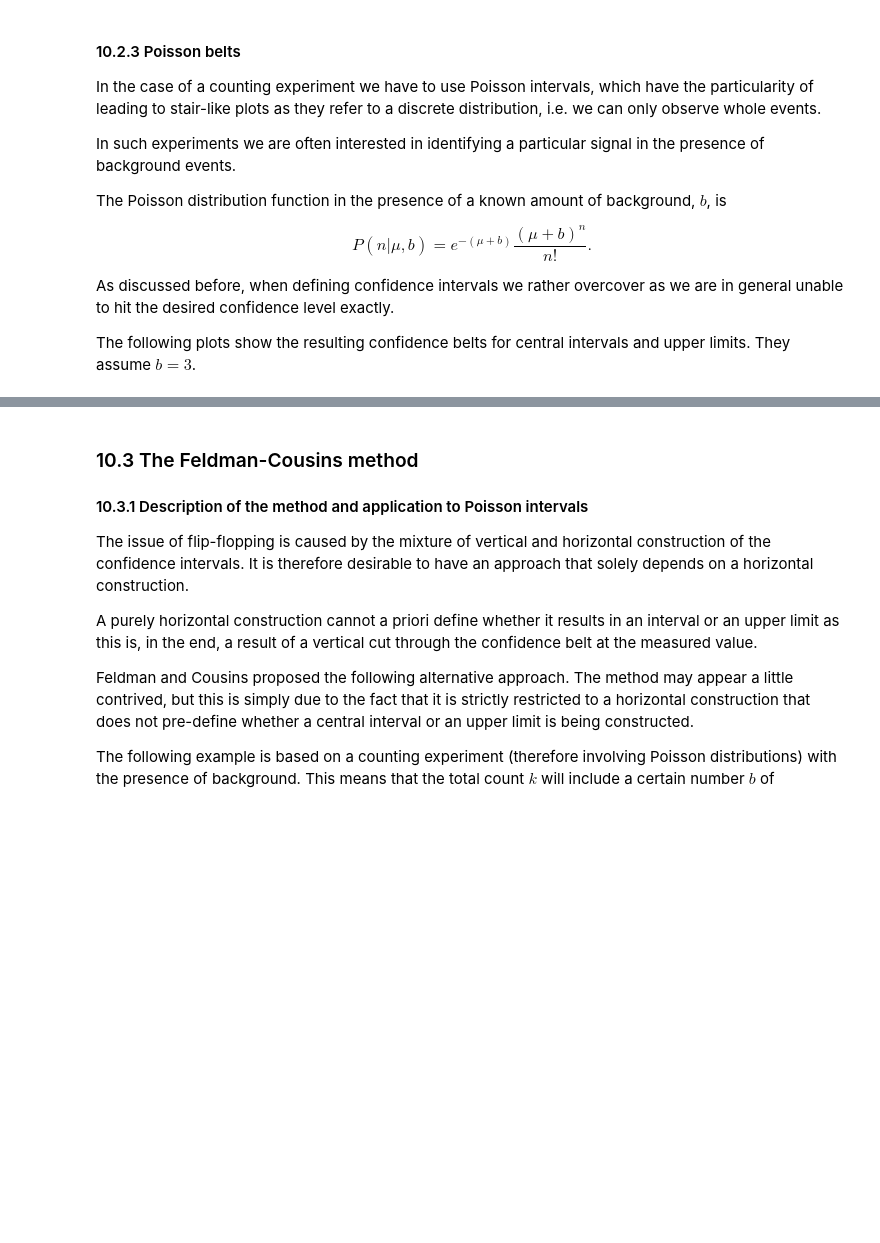
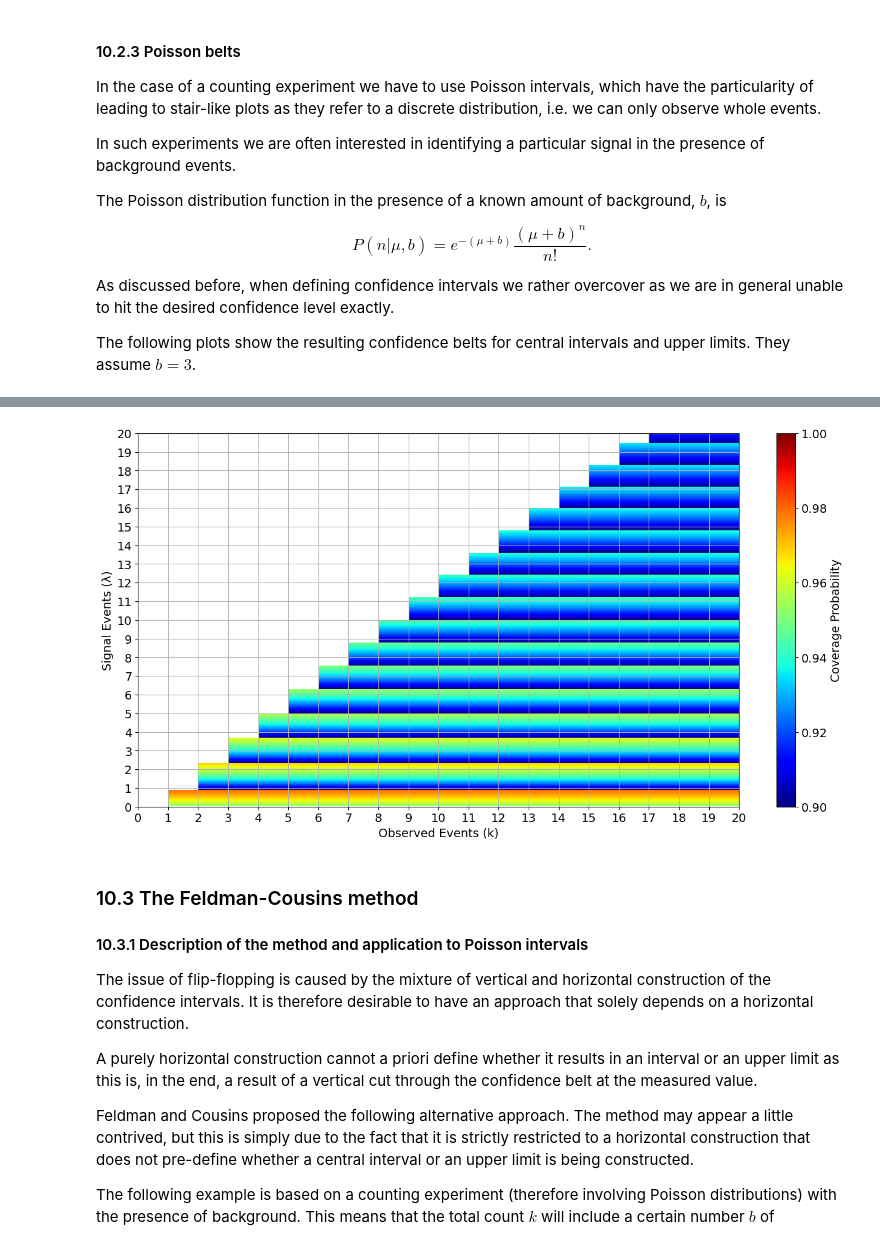
Before and after one commit to p-parkinson/intro_data_science, a Jupyter notebook: Chapter 10/Chapter 10.ipynb, the cells around one changed output, grey strips where cells are left out. Saved outputs shown, nothing was run; the diff lists cells and outputs as text; code cells hidden in the pictures; blank space fills up the shorter version.

```diff
--- a/Chapter 10/Chapter 10.ipynb
+++ b/Chapter 10/Chapter 10.ipynb
@@ -741,3 +774,85 @@ $~$
+# %%
+from typing import Tuple
+import numpy as np
+from matplotlib import pyplot as plt
+from matplotlib.patches import Rectangle
+from matplotlib.collections import PatchCollection
+from scipy.stats import poisson
+from matplotlib.cm import jet
+
+def calculate_poisson_upper_interval(confidence_level: float, mean: float) -> Tuple[float, float]:
+    """
+    Calculate the upper interval for a Poisson distribution.
+
+    Args:
+        confidence_level: The desired confidence level (e.g., 0.9 for 90%)
+        mean: The mean (λ) of the Poisson distribution
+
+    Returns:
+        Tuple of (upper_limit, probability)
+    """
+    # Find the largest k where cumulative probability is less than (1-confidence_level)
+    k_max = poisson.ppf(1-confidence_level, mean)
+
+    if k_max > 0:
+        # Calculate actual coverage probability for this k
+        probability = 1.0 - poisson.cdf(k_max-1, mean)
+        return k_max, probability
+    return k_max, 1.0
+
+# Statistical parameters
+confidence_level = 0.9  # 90% confidence level
+background_count = 3    # Expected background events
+max_mean_signal = 20.   # Maximum mean signal events to consider
+max_observed = 20       # Maximum observed events to plot
+
+# Plotting parameters
+n_samples = 1000        # Number of points to sample (higher = smoother plot)
+poisson_patches = []    # Store rectangles for confidence belt
+coverage_probabilities = []  # Store actual coverage probabilities
+
+# Generate points for the confidence belt
+for i in range(1, n_samples):
+    # Calculate mean signal + background for this point
+    current_mean = max_mean_signal * i / n_samples + background_count
+
+    # Calculate upper limit and its actual coverage probability
+    upper_limit, prob = calculate_poisson_upper_interval(confidence_level, current_mean)
+
+    # Create rectangle for this segment of the belt
+    width = max_observed - upper_limit
+    height = max_mean_signal / n_samples
+    rect = Rectangle((upper_limit, current_mean - background_count), width, height)
+
+    poisson_patches.append(rect)
+    coverage_probabilities.append(prob)
+
+# Create the confidence belt collection
+belt = PatchCollection(poisson_patches, alpha=1.0, cmap=jet)
+belt.set_array(np.array(coverage_probabilities))
+belt.set_clim([confidence_level, 1])
+
+# Create and setup the plot
+fig, ax = plt.subplots(figsize=(16, 8))
+ax.set_xlim(0, max_observed)
+ax.set_ylim(0, max_mean_signal)
+
+# Add the confidence belt to the plot
+ax.add_collection(belt)
+
+# Setup axes and grid
+ax.set_yticks([max_mean_signal * x/20 for x in range(21)])
+ax.set_xticks(range(max_observed + 1))
+ax.grid(which='both', axis='x')
+ax.grid(which='major', axis='y')
+ax.set_xlabel('Observed Events (k)')
+ax.set_ylabel('Signal Events (λ)')
+
+# Add colorbar showing coverage probability
+plt.colorbar(belt, label='Coverage Probability')
+plt.show()
+# %% [output]
+[figure, added]
 # %% [markdown]
 ### 10.3 The Feldman-Cousins method
 
```
Also changed, not shown: parts of 13 cells of this notebook.
